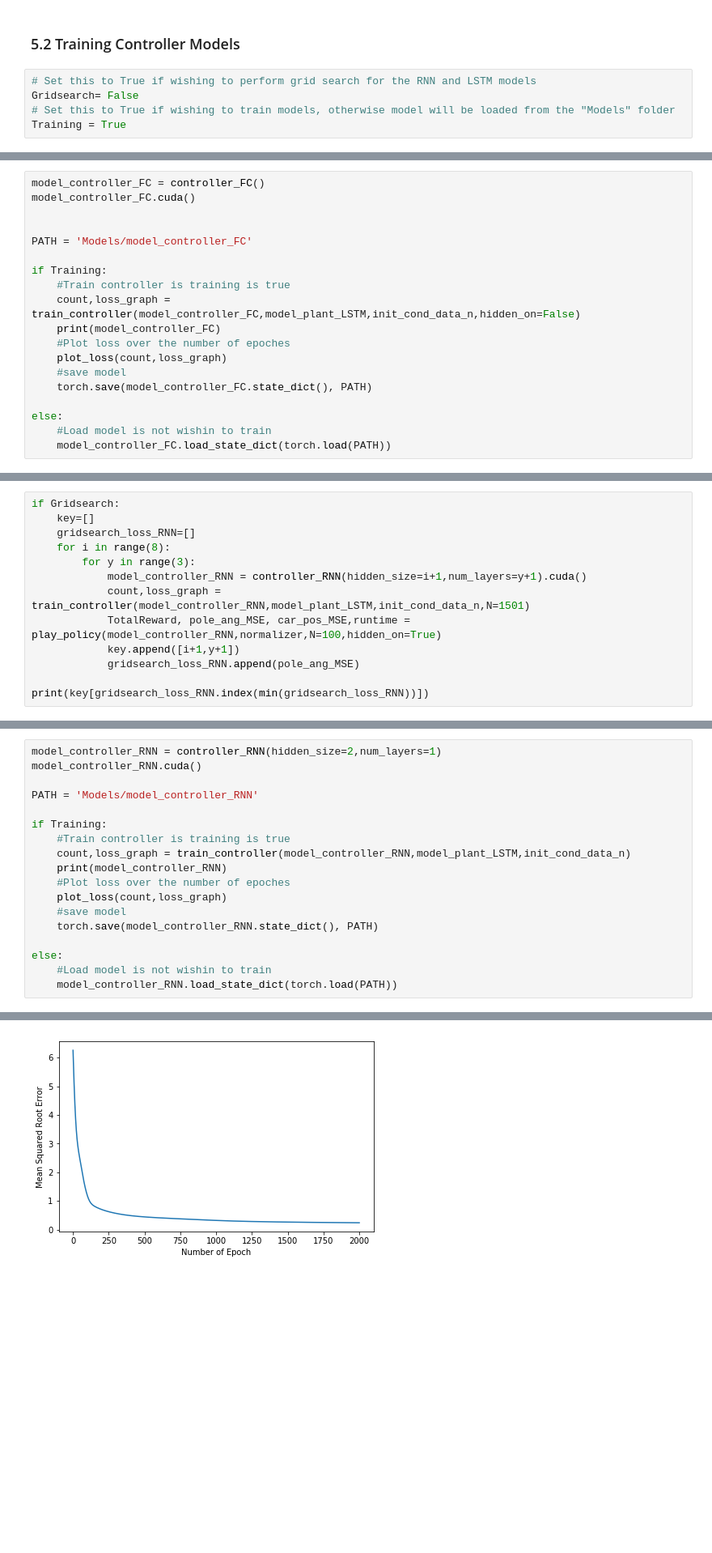
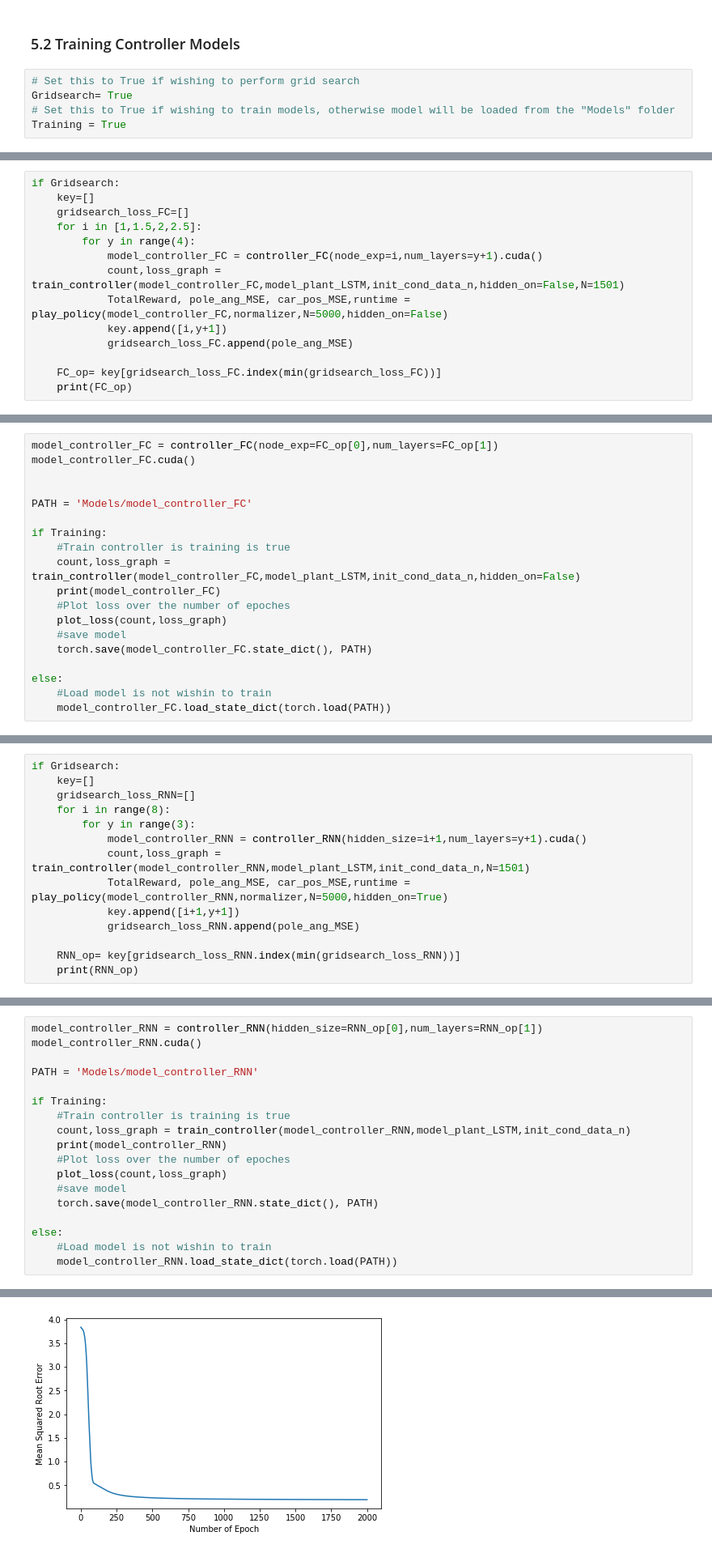
Before and after one commit to LillyYu2019/MIE1516_NN_for_Controls, a Jupyter notebook: Final Report - Controller Training.ipynb, the cells around one changed output, grey strips where cells are left out. Shown at 81% size. Cells and saved outputs as stored; diff of their text form; blank space fills up the shorter version.

```diff
--- a/Final Report - Controller Training.ipynb
+++ b/Final Report - Controller Training.ipynb
@@ -573,8 +583,8 @@ torch.Size([1000, 1, 4])
 # %% [markdown]
 ### 5.2 Training Controller Models <a class="anchor" id="5.2"></a>
 # %%
-# Set this to True if wishing to perform grid search for the RNN and LSTM models
-Gridsearch= False
+# Set this to True if wishing to perform grid search
+Gridsearch= True
 # Set this to True if wishing to train models, otherwise model will be loaded from the "Models" folder
 Training = True
 # %% [markdown]
@@ -581,0 +597,14 @@ Training = True
+# %%
+if Gridsearch:
+    key=[]
+    gridsearch_loss_FC=[]
+    for i in [1,1.5,2,2.5]:
+        for y in range(4):
+            model_controller_FC = controller_FC(node_exp=i,num_layers=y+1).cuda()
+            count,loss_graph = train_controller(model_controller_FC,model_plant_LSTM,init_cond_data_n,hidden_on=False,N=1501)
+            TotalReward, pole_ang_MSE, car_pos_MSE,runtime = play_policy(model_controller_FC,normalizer,N=5000,hidden_on=False)
+            key.append([i,y+1])
+            gridsearch_loss_FC.append(pole_ang_MSE)
+
+    FC_op= key[gridsearch_loss_FC.index(min(gridsearch_loss_FC))]
+    print(FC_op)
@@ -582,5 +614,5 @@ Training = True
 # %%
-model_controller_FC = controller_FC()
+model_controller_FC = controller_FC(node_exp=FC_op[0],num_layers=FC_op[1])
 model_controller_FC.cuda()
 
 
@@ -621,9 +654,10 @@ if Gridsearch:
         for y in range(3):
             model_controller_RNN = controller_RNN(hidden_size=i+1,num_layers=y+1).cuda()
             count,loss_graph = train_controller(model_controller_RNN,model_plant_LSTM,init_cond_data_n,N=1501)
-            TotalReward, pole_ang_MSE, car_pos_MSE,runtime = play_policy(model_controller_RNN,normalizer,N=100,hidden_on=True)
+            TotalReward, pole_ang_MSE, car_pos_MSE,runtime = play_policy(model_controller_RNN,normalizer,N=5000,hidden_on=True)
             key.append([i+1,y+1])
             gridsearch_loss_RNN.append(pole_ang_MSE)
 
-print(key[gridsearch_loss_RNN.index(min(gridsearch_loss_RNN))])
+    RNN_op= key[gridsearch_loss_RNN.index(min(gridsearch_loss_RNN))]
+    print(RNN_op)
 # %% [output]
@@ -631,5 +666,5 @@ print(key[gridsearch_loss_RNN.index(min(gridsearch_loss_RNN))])
 # %%
-model_controller_RNN = controller_RNN(hidden_size=2,num_layers=1)
+model_controller_RNN = controller_RNN(hidden_size=RNN_op[0],num_layers=RNN_op[1])
 model_controller_RNN.cuda()
 
 PATH = 'Models/model_controller_RNN'
@@ -653,7 +688,7 @@ controller_RNN(
   (fc): Linear(in_features=2, out_features=1, bias=True)
   (sig): Sigmoid()
 )
-[figure, old version]
+[figure, new version]
 # %% [markdown]
 #### LSTM Controller with Grid Search
 
```
Also changed, not shown: parts of 20 cells of this notebook.
